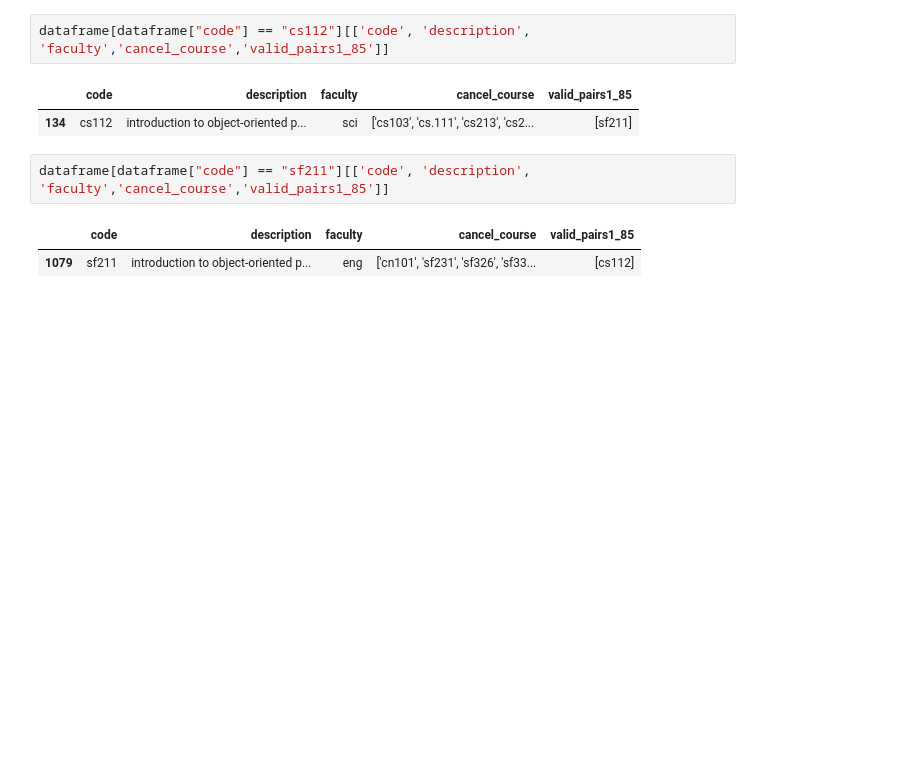
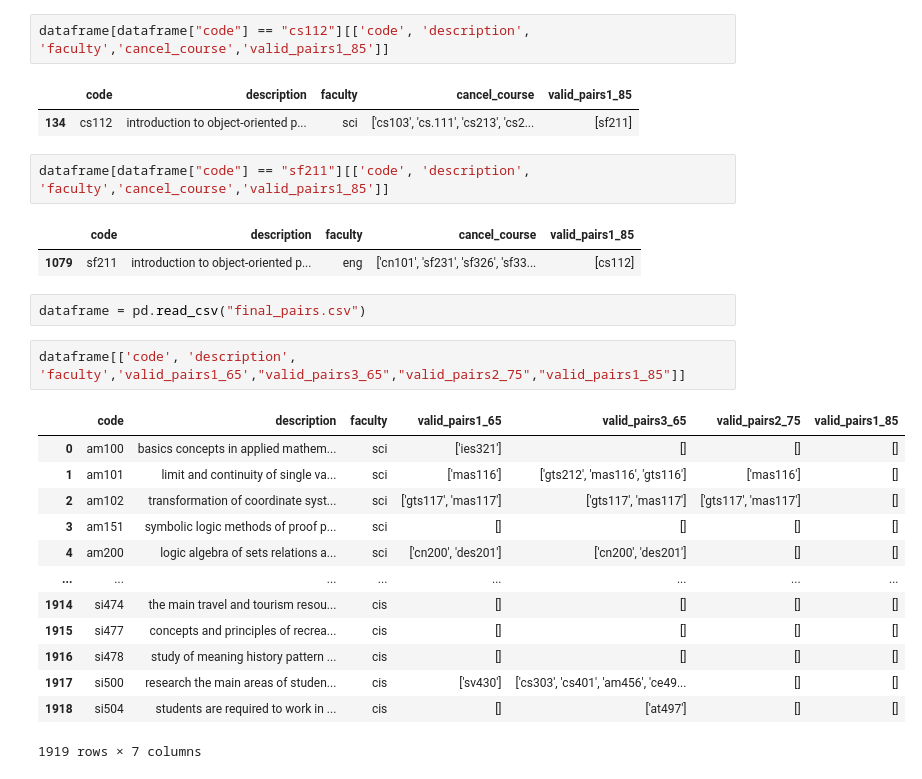
Before and after one commit to chokoon123/314, a Jupyter notebook: 4_Building_System.ipynb, the cells around one changed output. Saved outputs shown, nothing was run; the diff lists cells and outputs as text; blank space fills up the shorter version.

```diff
--- a/4_Building_System.ipynb
+++ b/4_Building_System.ipynb
@@ -234,3 +234,21 @@ dataframe[dataframe["code"] == "sf211"][['code', 'description', 'faculty','cance
 # %% [output]
 |  | code | description | faculty | cancel_course | valid_pairs1_85 |
 | 1079 | sf211 | introduction to object-oriented p... | eng | ['cn101', 'sf231', 'sf326', 'sf33... | [cs112] |
+# %%
+dataframe = pd.read_csv("final_pairs.csv")
+# %%
+dataframe[['code', 'description', 'faculty','valid_pairs1_65',"valid_pairs3_65","valid_pairs2_75","valid_pairs1_85"]]
+# %% [output]
+|  | code | description | faculty | valid_pairs1_65 | valid_pairs3_65 | valid_pairs2_75 | valid_pairs1_85 |
+| 0 | am100 | basics concepts in applied mathem... | sci | ['ies321'] | [] | [] | [] |
+| 1 | am101 | limit and continuity of single va... | sci | ['mas116'] | ['gts212', 'mas116', 'gts116'] | ['mas116'] | [] |
+| 2 | am102 | transformation of coordinate syst... | sci | ['gts117', 'mas117'] | ['gts117', 'mas117'] | ['gts117', 'mas117'] | [] |
+| 3 | am151 | symbolic logic methods of proof p... | sci | [] | [] | [] | [] |
+| 4 | am200 | logic algebra of sets relations a... | sci | ['cn200', 'des201'] | ['cn200', 'des201'] | [] | [] |
+| ... | ... | ... | ... | ... | ... | ... | ... |
+| 1914 | si474 | the main travel and tourism resou... | cis | [] | [] | [] | [] |
+| 1915 | si477 | concepts and principles of recrea... | cis | [] | [] | [] | [] |
+| 1916 | si478 | study of meaning history pattern ... | cis | [] | [] | [] | [] |
+| 1917 | si500 | research the main areas of studen... | cis | ['sv430'] | ['cs303', 'cs401', 'am456', 'ce49... | [] | [] |
+| 1918 | si504 | students are required to work in ... | cis | [] | ['at497'] | [] | [] |
+1919 rows × 7 columns
```
Also changed, not shown: 4 other files.
